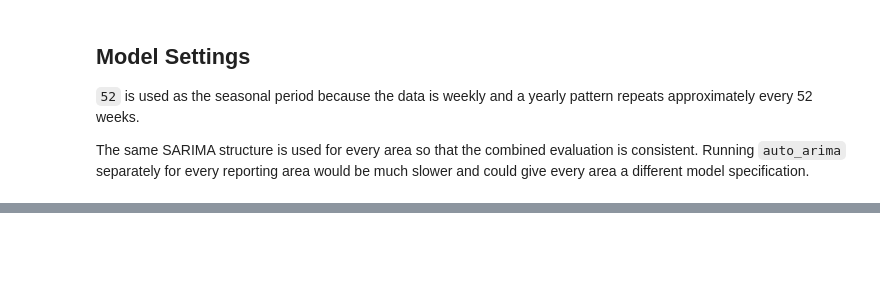
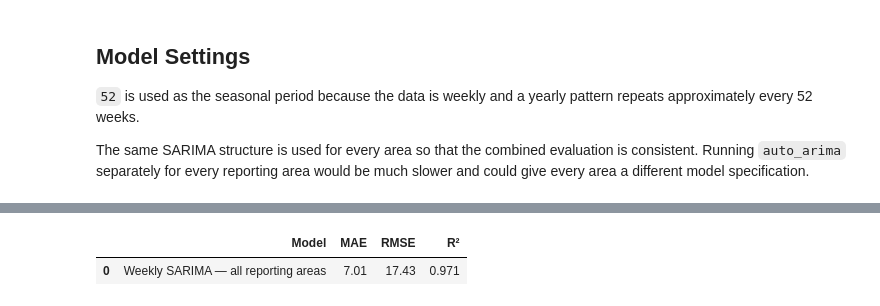
Before and after one commit to swirita/salmonellosis-forecasting-analysis, a Jupyter notebook: notebooks/03_salmonellosis_forecasting.ipynb, the cells around one changed output, grey strips where cells are left out. Cells and saved outputs as stored; diff of their text form; code cells hidden in the pictures; blank space fills up the shorter version.

```diff
--- a/notebooks/03_salmonellosis_forecasting.ipynb
+++ b/notebooks/03_salmonellosis_forecasting.ipynb
@@ -171,0 +263,11 @@ MIN_OBSERVED_WEEKS = 2 * SEASON_LENGTH
+# %%
+sarima_metrics = regression_metrics(
+    sarima_validation_predictions["Current week"],
+    sarima_validation_predictions["Forecast Current week"],
+    label="Weekly SARIMA — all reporting areas",
+)
+
+display(sarima_metrics.round({"MAE": 2, "RMSE": 2, "R²": 3}))
+# %% [output]
+|  | Model | MAE | RMSE | R² |
+| 0 | Weekly SARIMA — all reporting areas | 7.01 | 17.43 | 0.971 |
```
Also changed, not shown: parts of 4 cells of this notebook.
